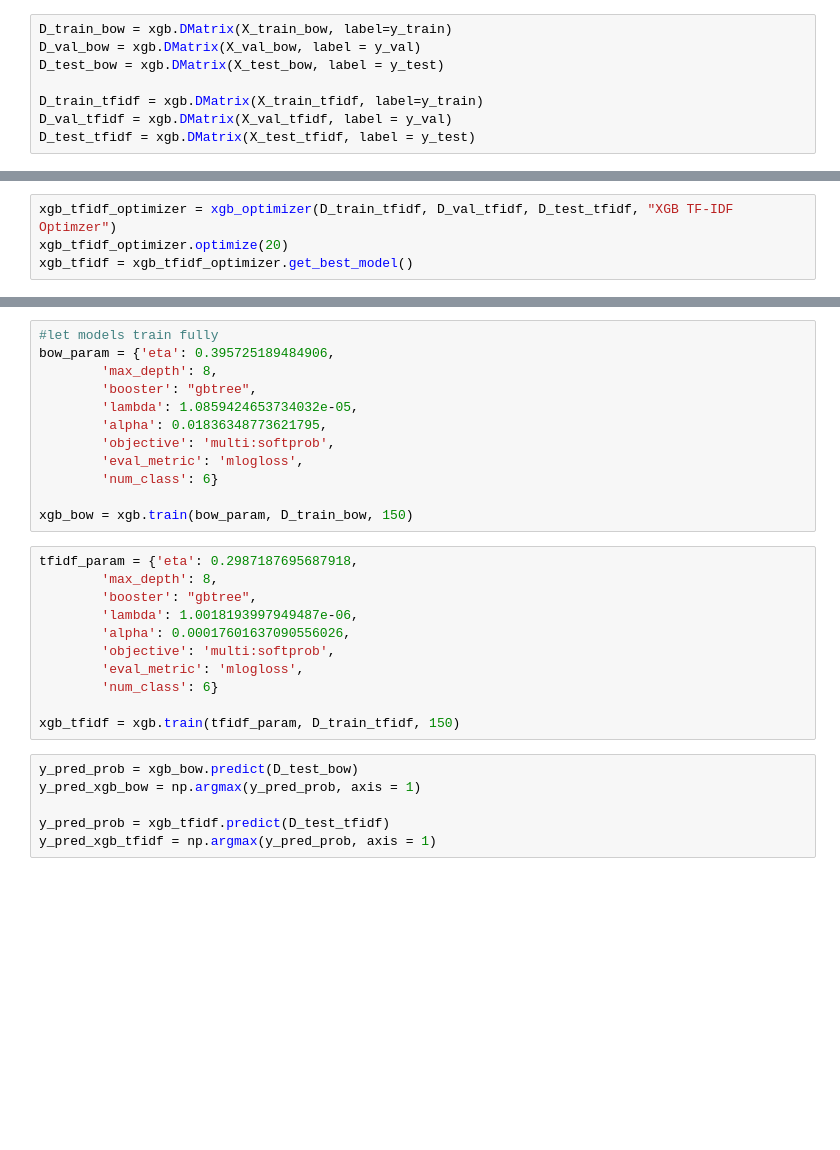
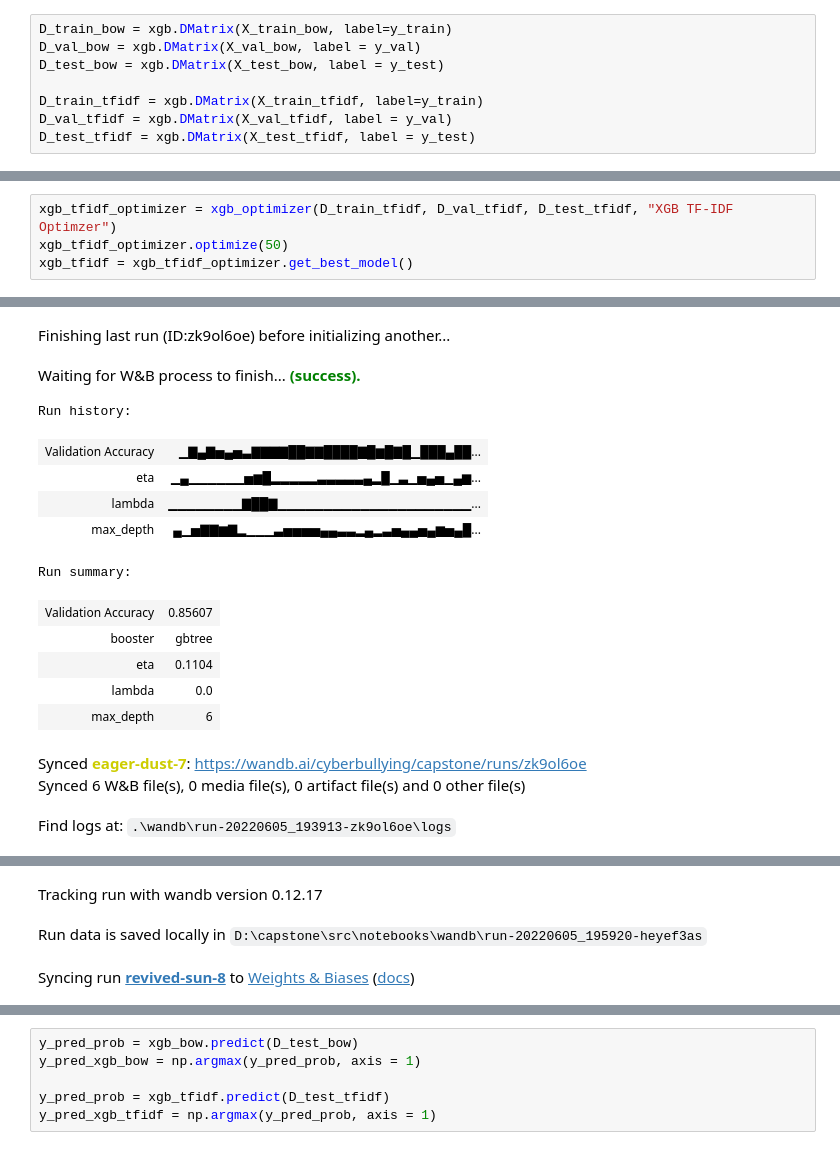
Before and after one commit to ayush-kumar-1/capstone, a Jupyter notebook: src/notebooks/2_traditional_models.ipynb, the cells around one changed output, grey strips where cells are left out. Saved outputs shown, nothing was run; the diff lists cells and outputs as text; blank space fills up the shorter version.

```diff
--- a/src/notebooks/2_traditional_models.ipynb
+++ b/src/notebooks/2_traditional_models.ipynb
@@ -303,5 +352,5 @@ xgb_bow = xgb_bow_optimizer.get_best_model()
 # %%
 xgb_tfidf_optimizer = xgb_optimizer(D_train_tfidf, D_val_tfidf, D_test_tfidf, "XGB TF-IDF Optimzer")
-xgb_tfidf_optimizer.optimize(20)
+xgb_tfidf_optimizer.optimize(50)
 xgb_tfidf = xgb_tfidf_optimizer.get_best_model()
 # %% [output]
@@ -324,0 +358,16 @@ xgb_tfidf = xgb_tfidf_optimizer.get_best_model()
+Finishing last run (ID:zk9ol6oe) before initializing another...
+Waiting for W&B process to finish... (success).
+Run history:
+| Validation Accuracy | ▁▇▄▇▅▄▅▃▇▇▇▇██▇▇████▇█▆█▇█▁███▄██... |
+| eta | ▁▄▁▁▁▁▁▁▅▆█▂▂▂▂▂▃▃▃▃▃▄▂█▁▃▁▅▄▅▁▄▆... |
+| lambda | ▁▁▁▁▁▁▁▁▇██▇▁▁▁▁▁▁▁▁▁▁▁▁▁▁▁▁▁▁▁▁▁... |
+| max_depth | ▄▁▅▇▇▆▇▂▁▁▁▃▅▅▅▅▄▄▃▃▂▄▂▃▅▄▄▅▄▆▅▄█... |
+Run summary:
+| Validation Accuracy | 0.85607 |
+| booster | gbtree |
+| eta | 0.1104 |
+| lambda | 0.0 |
+| max_depth | 6 |
+Synced eager-dust-7: https://wandb.ai/cyberbullying/capstone/runs/zk9ol6oe
+Synced 6 W&B file(s), 0 media file(s), 0 artifact file(s) and 0 other file(s)
+Find logs at: .\wandb\run-20220605_193913-zk9ol6oe\logs
@@ -324,0 +375,3 @@ xgb_tfidf = xgb_tfidf_optimizer.get_best_model()
+Tracking run with wandb version 0.12.17
+Run data is saved locally in D:\capstone\src\notebooks\wandb\run-20220605_195920-heyef3as
+Syncing run revived-sun-8 to Weights & Biases (docs)
@@ -325,26 +395,3 @@ xgb_tfidf = xgb_tfidf_optimizer.get_best_model()
-# %%
-#let models train fully
-bow_param = {'eta': 0.395725189484906,
-        'max_depth': 8,
-        'booster': "gbtree",
-        'lambda': 1.0859424653734032e-05,
-        'alpha': 0.01836348773621795,
-        'objective': 'multi:softprob',
-        'eval_metric': 'mlogloss',
-        'num_class': 6}
-
-xgb_bow = xgb.train(bow_param, D_train_bow, 150)
-# %%
-tfidf_param = {'eta': 0.2987187695687918,
-        'max_depth': 8,
-        'booster': "gbtree",
-        'lambda': 1.0018193997949487e-06,
-        'alpha': 0.00017601637090556026,
-        'objective': 'multi:softprob',
-        'eval_metric': 'mlogloss',
-        'num_class': 6}
-
-xgb_tfidf = xgb.train(tfidf_param, D_train_tfidf, 150)
 # %%
 y_pred_prob = xgb_bow.predict(D_test_bow)
 y_pred_xgb_bow = np.argmax(y_pred_prob, axis = 1)
```
Also changed, not shown: parts of 13 cells of this notebook, 7 other files.
